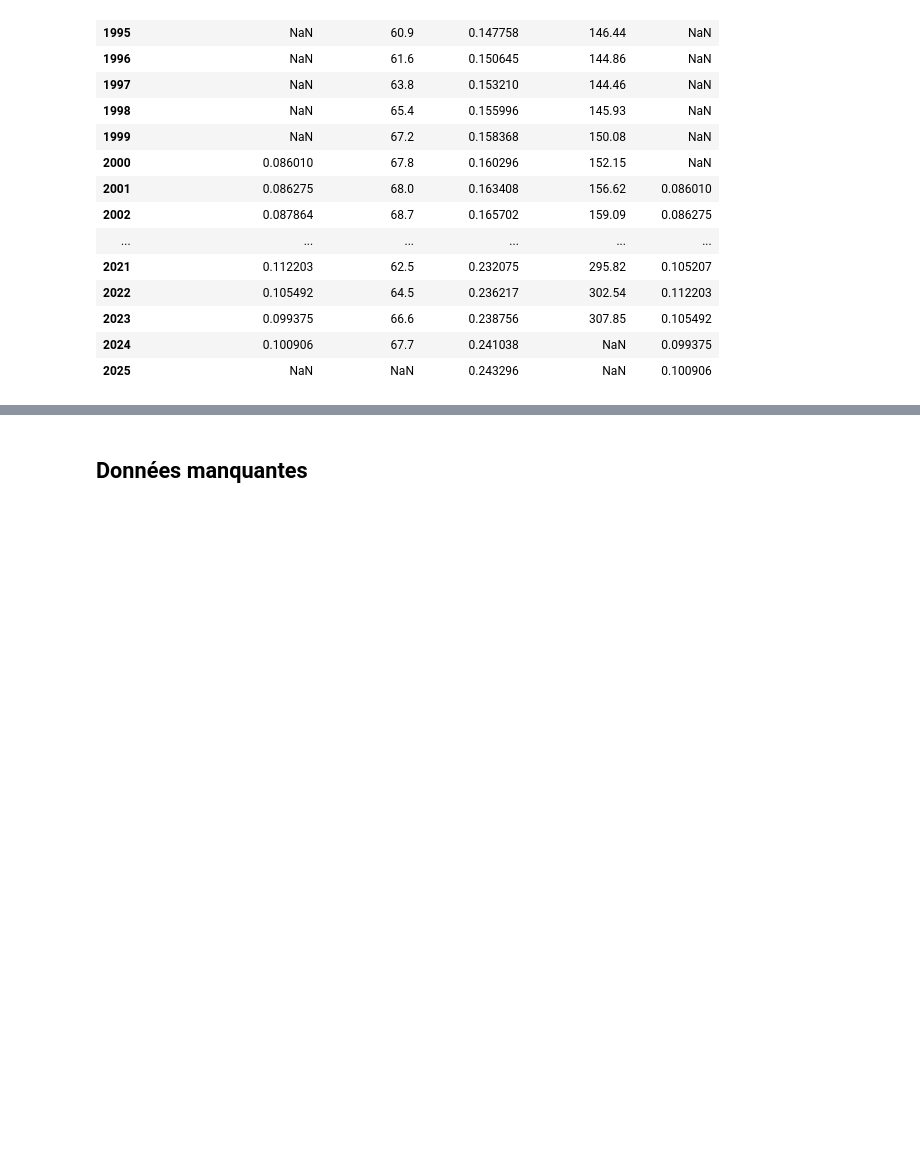
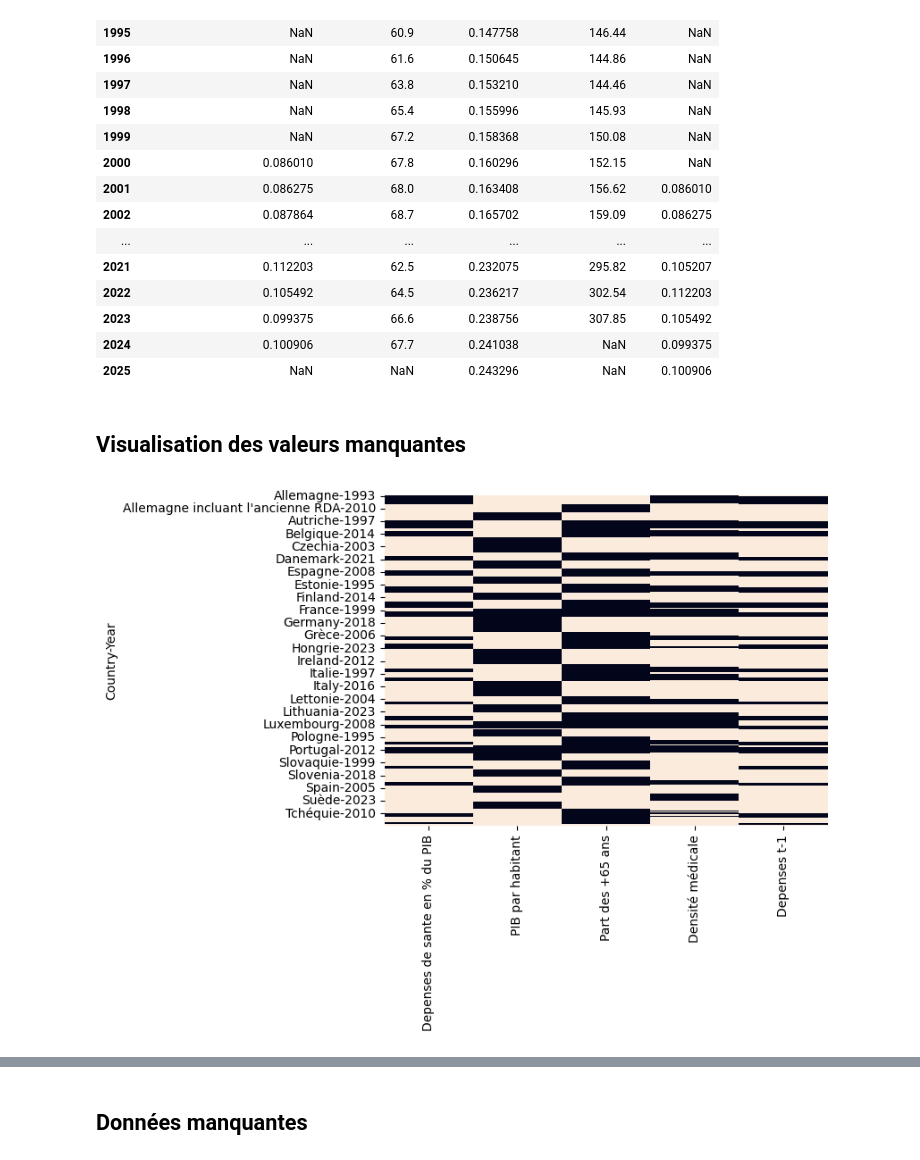
Before and after one commit to celineferbach/PESSD, a Jupyter notebook: main.ipynb, the cells around one changed output, grey strips where cells are left out. Cells and saved outputs as stored; diff of their text form; code cells hidden in the pictures; blank space fills up the shorter version.

Commit message:
visualisation des valeurs manquantes

```diff
--- a/main.ipynb
+++ b/main.ipynb
@@ -120,3 +124,12 @@ panel.loc['Portugal']
 | 2023 | 0.099375 | 66.6 | 0.238756 | 307.85 | 0.105492 |
 | 2024 | 0.100906 | 67.7 | 0.241038 | NaN | 0.099375 |
 | 2025 | NaN | NaN | 0.243296 | NaN | 0.100906 |
+# %% [markdown]
+## Visualisation des valeurs manquantes
+# %%
+#df = panel.loc['Portugal']
+df = panel.copy()
+sns.heatmap(df.isna(), cbar=False)
+plt.show()
+# %% [output]
+[figure, added]
```
Also changed, not shown: parts of 9 cells of this notebook.
